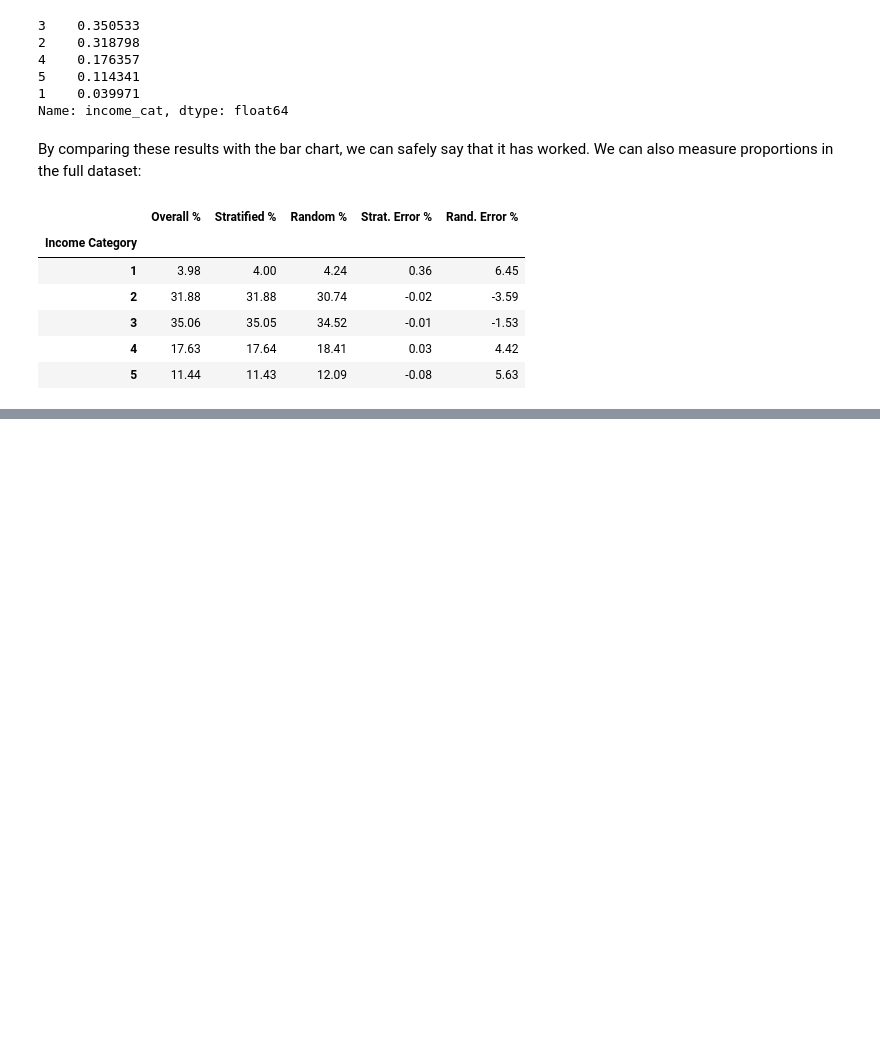
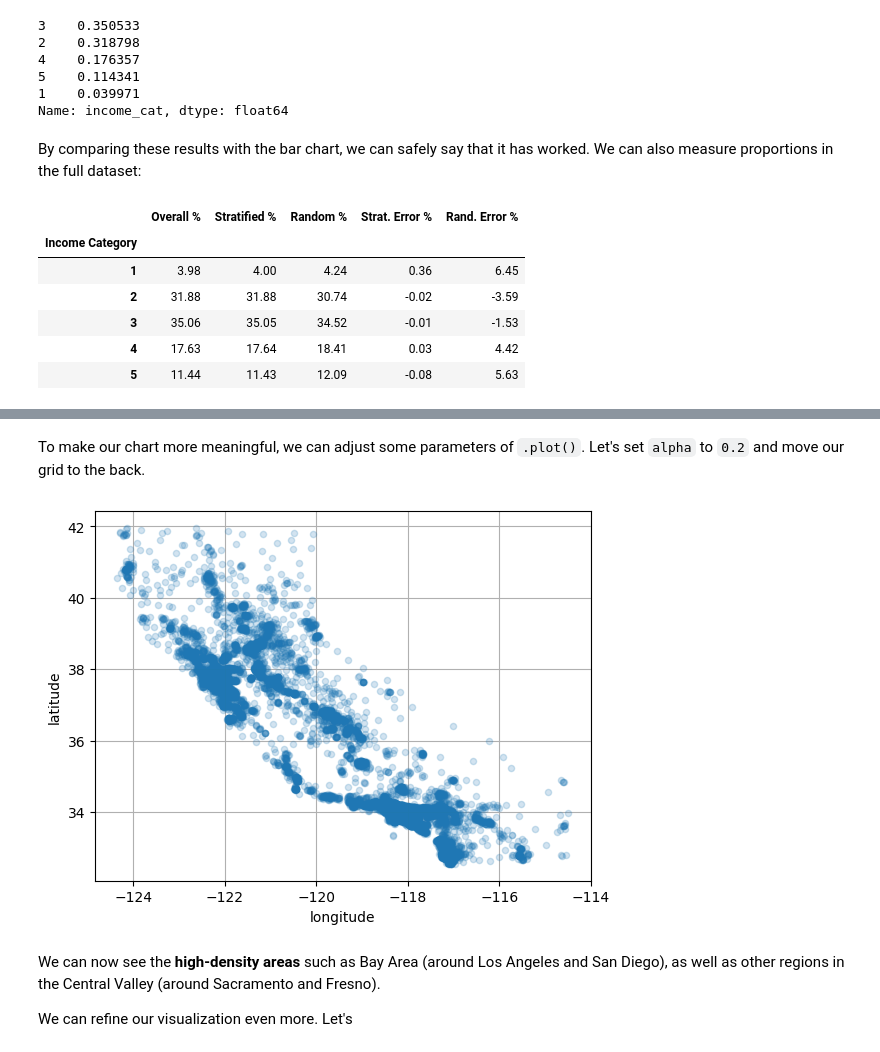
Before and after one commit to felipesebben/ML_hands_on_notes, a Jupyter notebook: projects/Ch02-end2end-CA_house_price_prediction/02_end_to_end_ML_project.ipynb, the cells around one changed output, grey strips where cells are left out. Drawn from its saved outputs; the diff is of its cells as text; code cells hidden in the pictures; blank space fills up the shorter version.

```diff
--- a/projects/Ch02-end2end-CA_house_price_prediction/02_end_to_end_ML_project.ipynb
+++ b/projects/Ch02-end2end-CA_house_price_prediction/02_end_to_end_ML_project.ipynb
@@ -319,0 +347,11 @@ compare_props["Rand. Error %"] = (compare_props["Random %"] /
+# %% [markdown]
+<p>To make our chart more meaningful, we can adjust some parameters of <code>.plot()</code>. Let's set <code>alpha</code> to <code>0.2</code> and move our grid to the back.</p>
+# %%
+housing.plot(kind="scatter", x="longitude", y="latitude", grid=True, alpha=0.2)
+plt.gca().set_axisbelow(True)
+plt.show()
+# %% [output]
+[figure, added]
+# %% [markdown]
+<p>We can now see the <b>high-density areas</b> such as Bay Area (around Los Angeles and San Diego), as well as other regions in the Central Valley (around Sacramento and Fresno).</p>
+<p>We can refine our visualization even more. Let's
```
Also changed, not shown: parts of 8 cells of this notebook.
